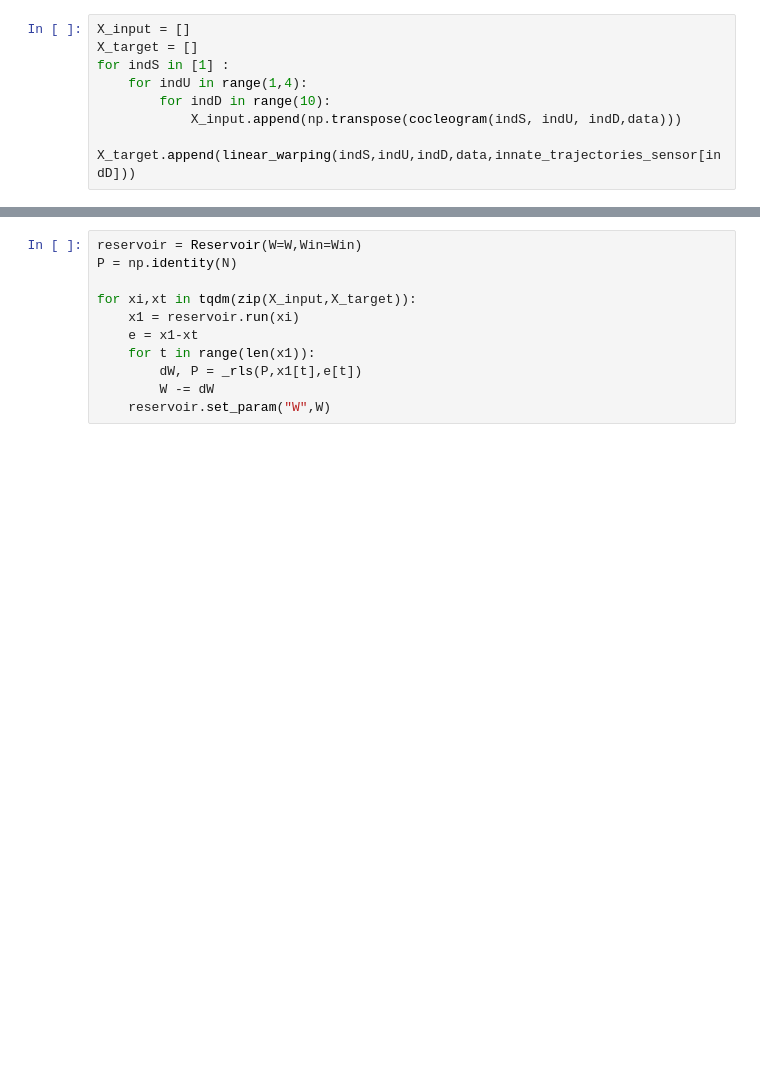
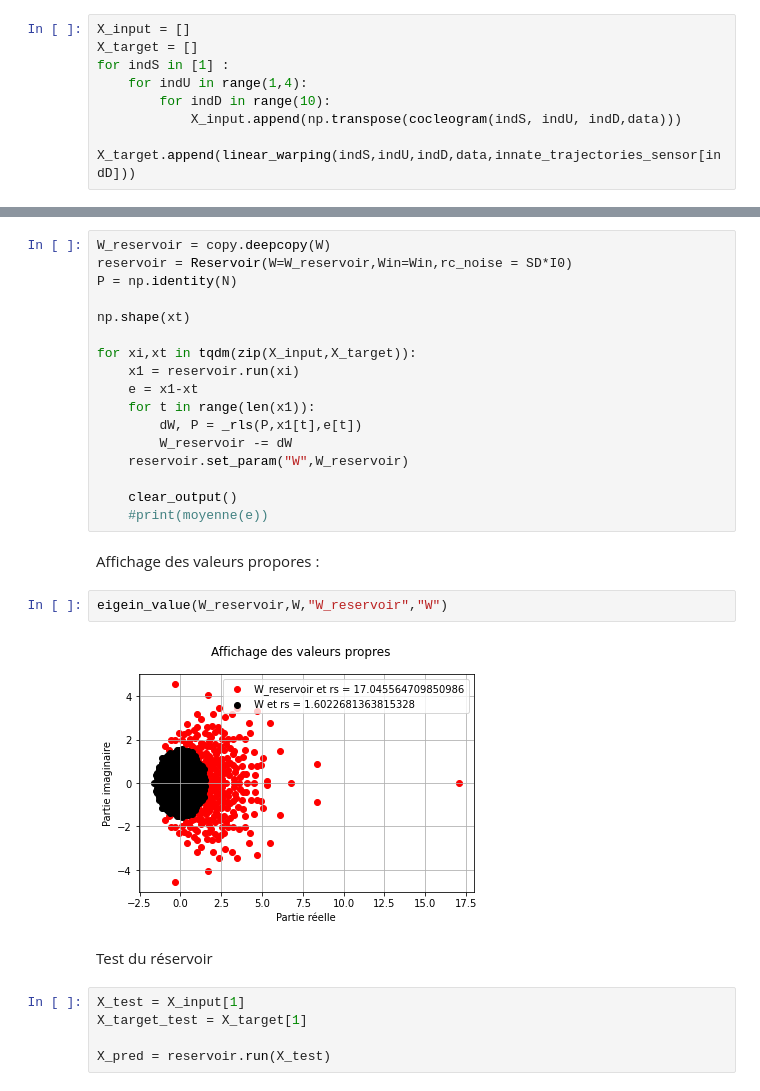
Before and after one commit to pCroiz/Stage-Mnemosyne, a Jupyter notebook: trained_reservoir_fig3.4.5_online.ipynb, the cells around one changed output, grey strips where cells are left out. Drawn from its saved outputs; the diff is of its cells as text; blank space fills up the shorter version.

```diff
--- a/trained_reservoir_fig3.4.5_online.ipynb
+++ b/trained_reservoir_fig3.4.5_online.ipynb
@@ -187,11 +260,30 @@ for xi,xt in tqdm(zip(X_input,X_target)):                         #entrainement
 # %%
-reservoir = Reservoir(W=W,Win=Win)
+W_reservoir = copy.deepcopy(W)
+reservoir = Reservoir(W=W_reservoir,Win=Win,rc_noise = SD*I0)
 P = np.identity(N)
+
+np.shape(xt)
 
 for xi,xt in tqdm(zip(X_input,X_target)):
     x1 = reservoir.run(xi)
     e = x1-xt
     for t in range(len(x1)):
         dW, P = _rls(P,x1[t],e[t])
-        W -= dW
-    reservoir.set_param("W",W)
+        W_reservoir -= dW
+    reservoir.set_param("W",W_reservoir)
+
+    clear_output()
+    #print(moyenne(e))
+# %% [markdown]
+Affichage des valeurs propores :
+# %%
+eigein_value(W_reservoir,W,"W_reservoir","W")
+# %% [output]
+[figure, added]
+# %% [markdown]
+Test du réservoir
+# %%
+X_test = X_input[1]
+X_target_test = X_target[1]
+
+X_pred = reservoir.run(X_test)
```
Also changed, not shown: parts of 32 cells of this notebook, 1 other file.
